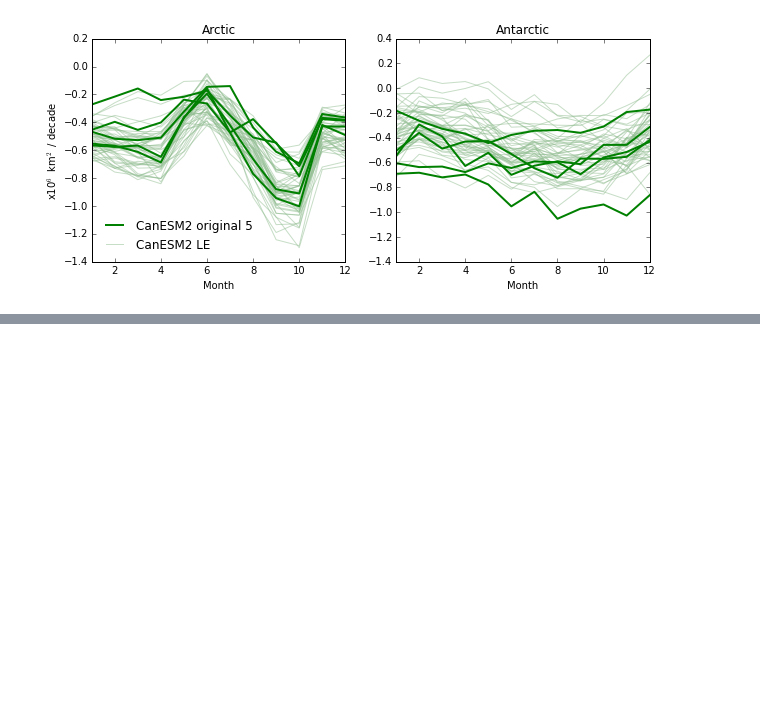
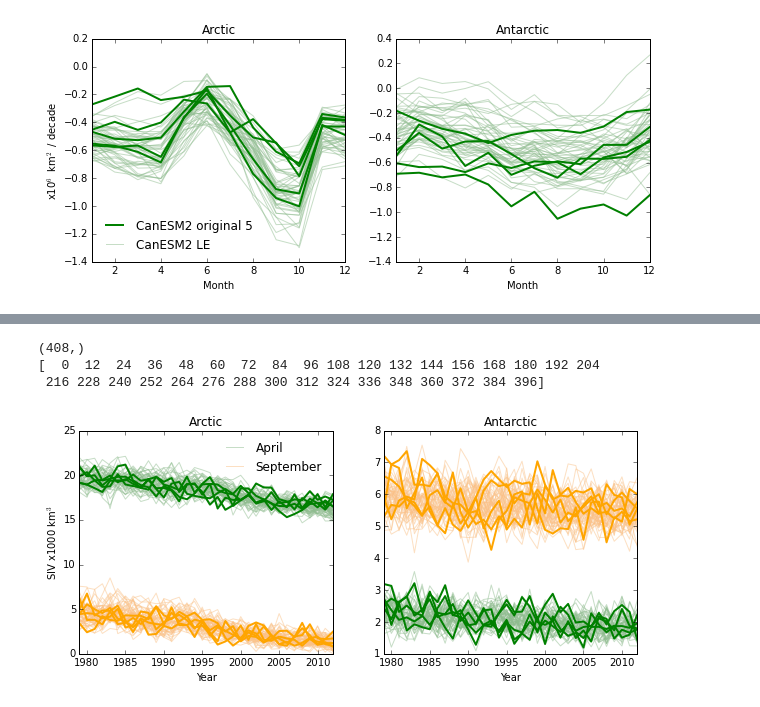
Before and after one commit to kemccusker/pyscripts, a Jupyter notebook: notebooks/le_seaicethickness.ipynb, the cells around one changed output, grey strips where cells are left out. Cells and saved outputs as stored; diff of their text form; code cells hidden in the pictures; blank space fills up the shorter version.

```diff
--- a/notebooks/le_seaicethickness.ipynb
+++ b/notebooks/le_seaicethickness.ipynb
@@ -200,3 +184,21 @@ if printtofile:
     fig.savefig('ArcticAntarctic_SIEtrends_' + timeper + '.pdf')
 # %% [output]
 [figure]
+# %%
+# NOW load Sea ice volume
+
+fdictsiv = {'field': fieldsiv, 'ncfield': ncfieldsiv, 'comp': comp}
+fdictsivaa = {'field': fieldsivaa, 'ncfield': ncfieldsivaa, 'comp': comp}
+
+
+#   first do climo
+lerawsiv= load_field(fdictsiv, 'historical', timesel,verb=False,
+                         ftype='fullts', orig=None,conv=convsiv,local=local)
+lerawsivaa= load_field(fdictsivaa, 'historical', timesel,verb=False,
+                         ftype='fullts', orig=None,conv=convsiv,local=local)
+
+
+leorigsiv = load_field(fdictsiv, 'historical', timesel,verb=False,
+                         ftype='fullts', orig='just',conv=convsiv,local=local)
+leorigsivaa = load_field(fdictsivaa, 'historical', timesel,verb=False,
+                         ftype='fullts', orig='just',conv=convsiv,local=local)
@@ -202,0 +214,48 @@ if printtofile:
+# %%
+test=np.arange(0,408)
+print test.shape
+print test[0::12]
+# %% [output]
+(408,)
+[  0  12  24  36  48  60  72  84  96 108 120 132 144 156 168 180 192 204
+ 216 228 240 252 264 276 288 300 312 324 336 348 360 372 384 396]
+# %%
+printtofile=True
+
+fig,axs=plt.subplots(1,2)
+fig.set_size_inches(10,4)
+ax=axs[0]
+ax.plot(lerawsiv[3::12], color=lecol,alpha=0.5) # april
+ax.plot(lerawsiv[8::12], color=lecol2,alpha=0.5) # september
+ax.plot(leorigsiv[3::12], color='green',linewidth=2) # april
+ax.plot(leorigsiv[8::12], color='orange',linewidth=2) # september
+#ax.plot(lerawsiv, color=lecol,alpha=0.5)
+
+ax.set_xticks(yrxx[1::5]-yrxx[0])
+ax.set_xticklabels(yrxx[1::5])
+ax.set_xlabel('Year')
+ax.set_ylabel('SIV x1000 km$^3$')
+#ax.set_ylim((-1.4,0.2))
+ax.set_xlim((0, len(yrxx)-1))
+ax.set_title('Arctic')
+ax.legend((leleg,leleg2), ('April','September'),loc='upper right',
+              frameon=False)
+
+ax=axs[1]
+ax.plot(lerawsivaa[3::12], color=lecol,alpha=0.5)
+ax.plot(lerawsivaa[8::12], color=lecol2,alpha=0.5)
+ax.plot(leorigsivaa[3::12], color='green',linewidth=2) # april
+ax.plot(leorigsivaa[8::12], color='orange',linewidth=2) # september
+
+ax.set_xticks(yrxx[1::5]-yrxx[0])
+ax.set_xticklabels(yrxx[1::5])
+ax.set_xlabel('Year')
+#ax.set_ylabel('10$^6$ km$^2$ / decade')
+#ax.set_yticks(np.arange(-1.4,0.5,0.2))
+#ax.set_ylim((-1.4,0.4))
+ax.set_xlim((0, len(yrxx)-1))
+ax.set_title('Antarctic')
+if printtofile:
+    fig.savefig('ArcticAntarctic_SIV_AprSept_timeseries_' + timeper + '.pdf')
+# %% [output]
+[figure, added]
```
Also changed, not shown: parts of 16 cells of this notebook, 2 other files.
